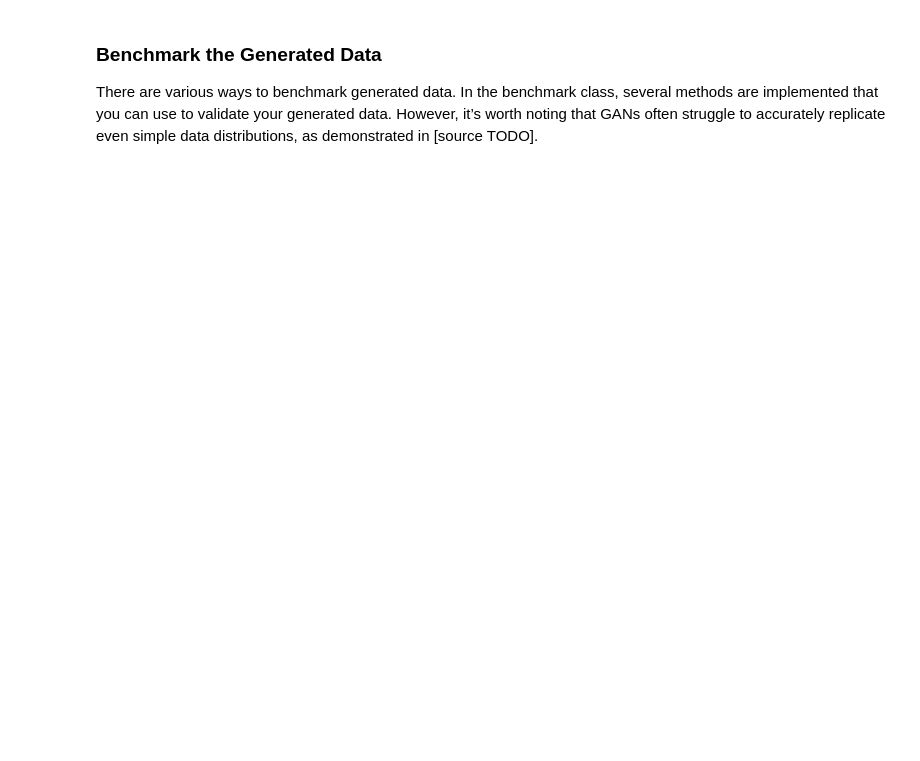
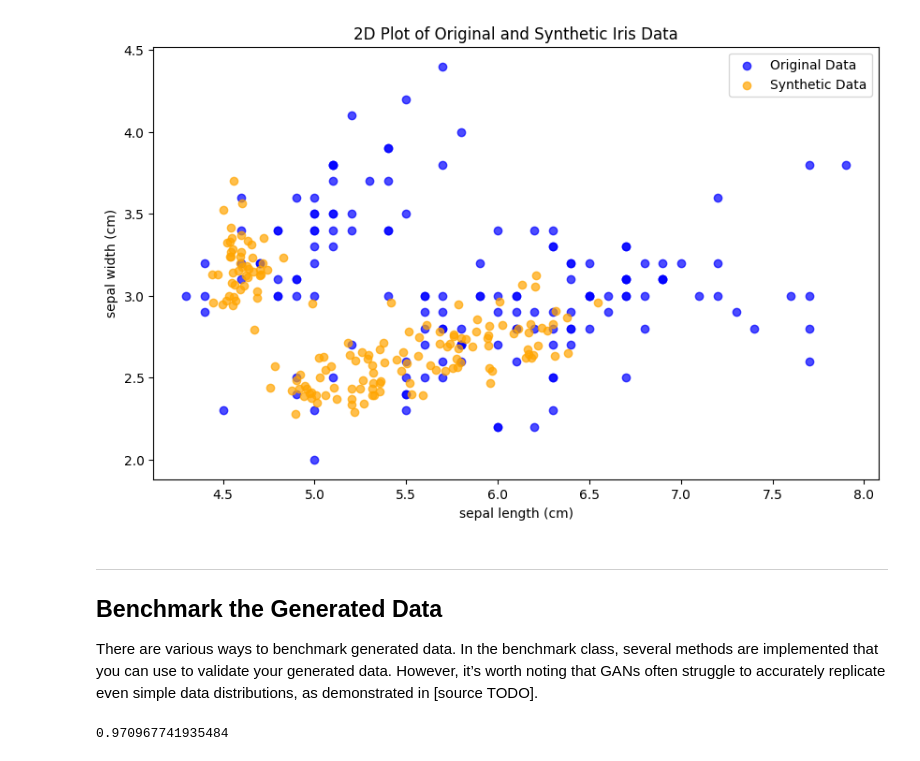
Before and after one commit to ZanderNic/TabDataGAN, a Jupyter notebook: tutorials/basic_example.ipynb, the cells around one changed output. Drawn from its saved outputs; the diff is of its cells as text; code cells hidden in the pictures; blank space fills up the shorter version.

```diff
--- a/tutorials/basic_example.ipynb
+++ b/tutorials/basic_example.ipynb
@@ -50,8 +100,26 @@ print(syn_df)
+# %%
+import matplotlib.pyplot as plt
+
+plt.figure(figsize=(10, 6))
+plt.scatter(df.iloc[:, 0], df.iloc[:, 1], color="blue", label="Original Data", alpha=0.7)
+plt.scatter(syn_df.iloc[:, 0], syn_df.iloc[:, 1], color="orange", label="Synthetic Data", alpha=0.7)
+plt.xlabel(iris['feature_names'][0])
+plt.ylabel(iris['feature_names'][1])
+plt.title("2D Plot of Original and Synthetic Iris Data")
+plt.legend()
+plt.show()
+# %% [output]
+[figure, added]
 # %% [markdown]
-### Benchmark the Generated Data
+________________________________________________________________________________________________________________________________________________________
+## Benchmark the Generated Data
 There are various ways to benchmark generated data. In the benchmark class, several methods are implemented
 that you can use to validate your generated data. However,
 it’s worth noting that GANs often struggle to accurately replicate even simple data distributions, as demonstrated in [source TODO].
 # %%
 benchmark = Benchmark()
-mean_rfc = benchmark.mean_rfc(df, syn_df, plot=True)
+mean_rfc = benchmark.mean_rfc(df, syn_df)
+
+print(mean_rfc)
+# %% [output]
+0.970967741935484
```
Also changed, not shown: parts of 9 cells of this notebook, 31 other files.
